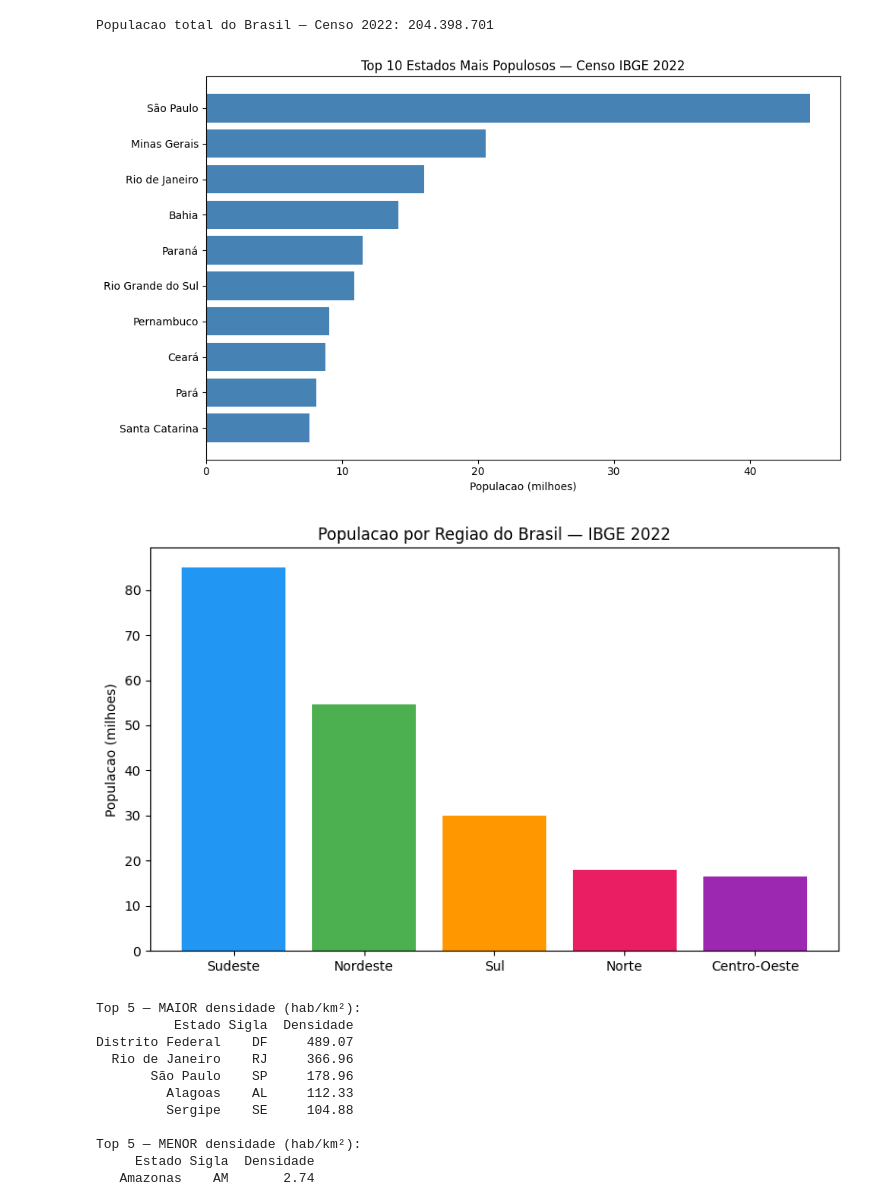
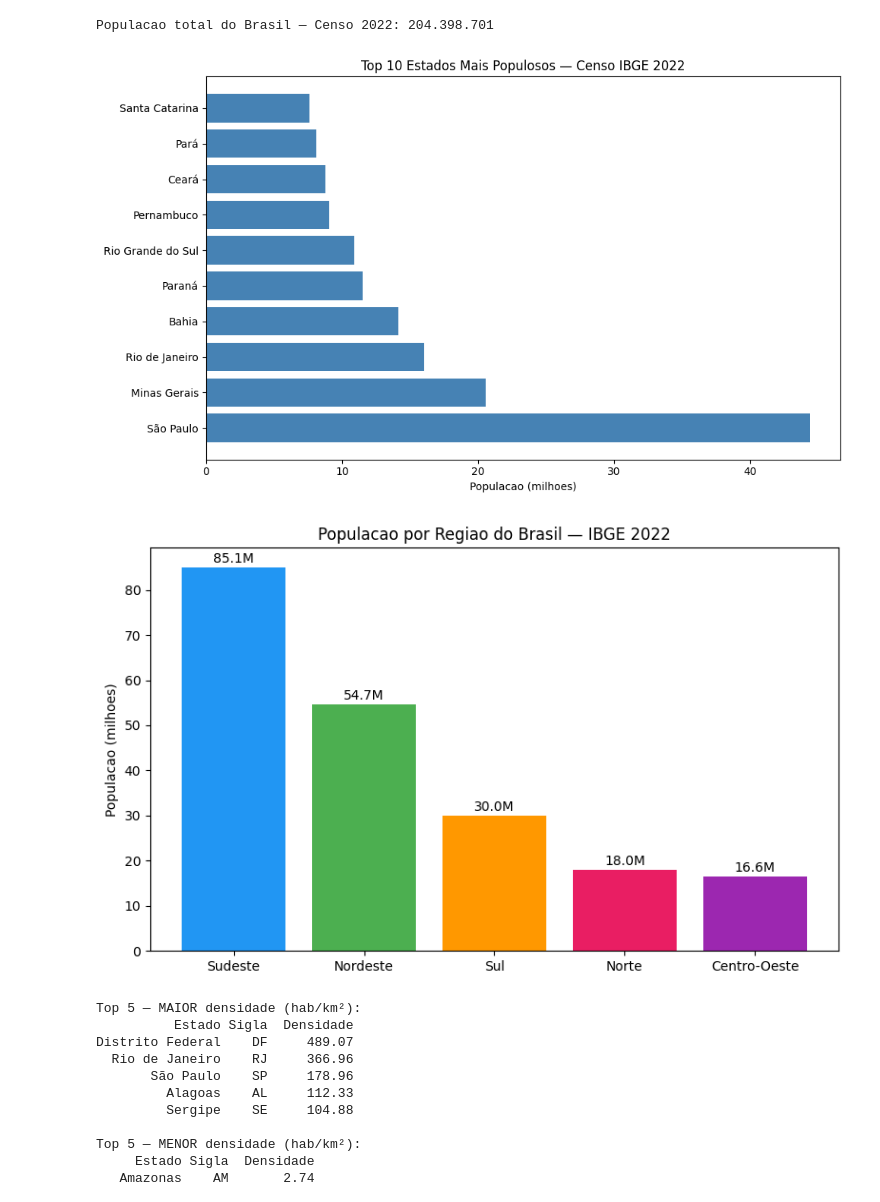
Before and after one commit to cfneves/turma02-visualizacao-de-dados, a Jupyter notebook: alunos/samuel_bucco/semana_07/notebooks/aula_01/dia_01_dados_publicos_kaggle.ipynb, the cells around one changed output. Saved outputs shown, nothing was run; the diff lists cells and outputs as text; code cells hidden in the pictures.

```diff
--- a/alunos/samuel_bucco/semana_07/notebooks/aula_01/dia_01_dados_publicos_kaggle.ipynb
+++ b/alunos/samuel_bucco/semana_07/notebooks/aula_01/dia_01_dados_publicos_kaggle.ipynb
@@ -332,16 +401,16 @@ print(f'Populacao total do Brasil — Censo 2022: {total:,}'.replace(',', '.'))
 Populacao total do Brasil — Censo 2022: 204.398.701
 # %%
 # Top 10 estados mais populosos
-top10 = df.sort_values('Populacao_2022', ascending=True).tail(10)
+top10 = df.sort_values('Populacao_2022', ascending=False).head(10)
 
 plt.figure(figsize=(10, 6))
 plt.barh(top10['Estado'], top10['Populacao_2022'] / 1_000_000, color='steelblue')
 plt.xlabel('Populacao (milhoes)')
 plt.title('Top 10 Estados Mais Populosos — Censo IBGE 2022')
 plt.tight_layout()
 plt.show()
 # %% [output]
-[figure, old version]
+[figure, new version]
 # %%
 # Gráfico: população por região
 pop_regiao = df.groupby('Regiao')['Populacao_2022'].sum().sort_values(ascending=False)
@@ -352,9 +421,11 @@ plt.bar(pop_regiao.index, pop_regiao.values / 1_000_000,
 plt.ylabel('Populacao (milhoes)')
 plt.title('Populacao por Regiao do Brasil — IBGE 2022')
 plt.tight_layout()
+for i, v in enumerate(pop_regiao.values):
+    plt.text(i, v / 1_000_000 + 1, f'{v / 1_000_000:.1f}M', ha='center')
 plt.show()
 # %% [output]
-[figure, old version]
+[figure, new version]
 # %%
 
 # Top 5 com maior e menor densidade
```
Also changed, not shown: parts of 22 cells of this notebook, 2 other files.
